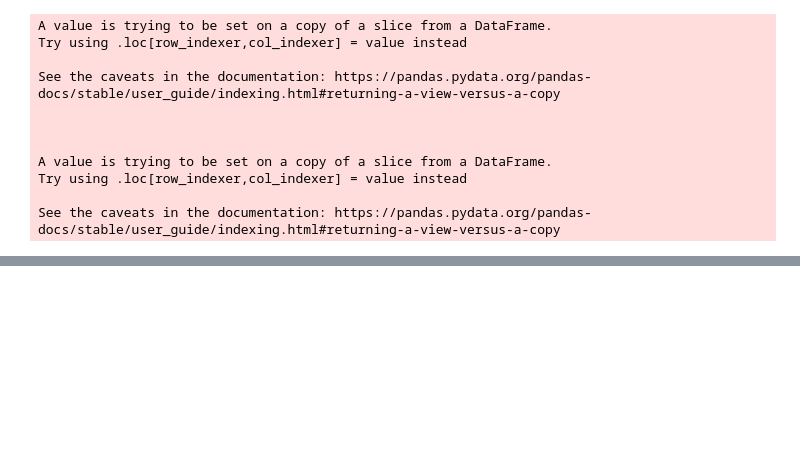
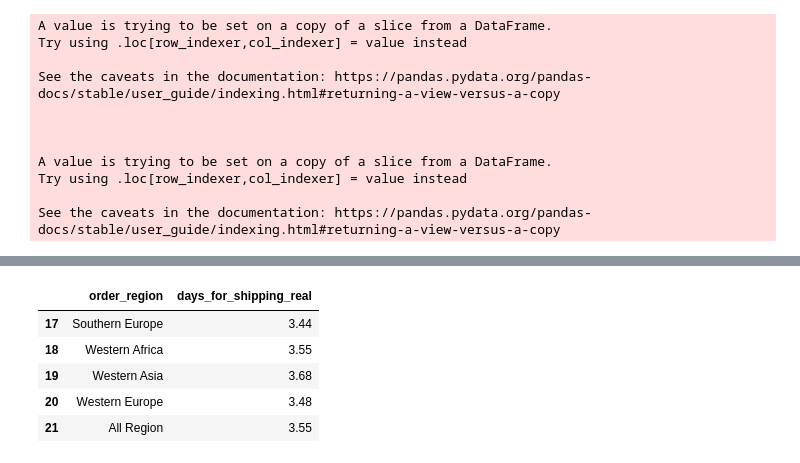
Before and after one commit to datawithalvin/pacmann-business-analytics, a Jupyter notebook: notebooks/build-dashboard-components.ipynb, the cells around one changed output, grey strips where cells are left out. Drawn from its saved outputs; the diff is of its cells as text; code cells hidden in the pictures; blank space fills up the shorter version.

```diff
--- a/notebooks/build-dashboard-components.ipynb
+++ b/notebooks/build-dashboard-components.ipynb
@@ -354,0 +409,11 @@ daily_sales_chart.show()
+# %%
+avg_scheduled_shipping_time = df_2017.groupby(['order_region'])['days_for_shipping_real'].mean().reset_index()
+avg_scheduled_shipping_time.loc[len(avg_scheduled_shipping_time)] = ['All Region', avg_scheduled_shipping_time['days_for_shipping_real'].mean()]
+avg_scheduled_shipping_time.tail()
+# %% [output]
+|  | order_region | days_for_shipping_real |
+| 17 | Southern Europe | 3.44 |
+| 18 | Western Africa | 3.55 |
+| 19 | Western Asia | 3.68 |
+| 20 | Western Europe | 3.48 |
+| 21 | All Region | 3.55 |
```
Also changed, not shown: parts of 12 cells of this notebook, 2 other files.
